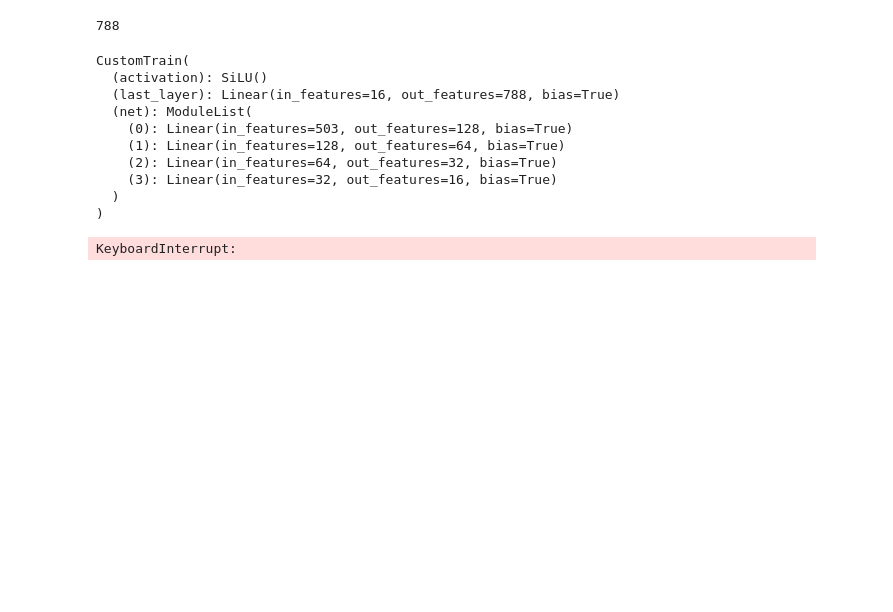
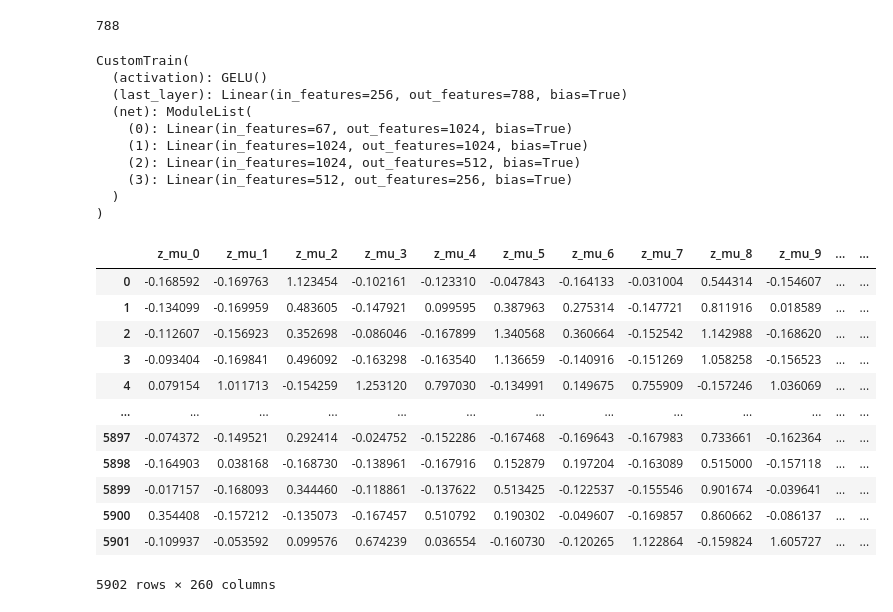
Before and after one commit to Abdigal1/belugas_classification, a Jupyter notebook: notebooks/load_meta2model2.ipynb, the cells around one changed output. Saved outputs shown, nothing was run; the diff lists cells and outputs as text; code cells hidden in the pictures; blank space fills up the shorter version.

```diff
--- a/notebooks/load_meta2model2.ipynb
+++ b/notebooks/load_meta2model2.ipynb
@@ -266,20 +267,38 @@ def train(data, model, ep = 120, save=False, prefix=None):
     return idx_result
 # %%
 
-model = CustomTrain(503, 788, [128, 64, 32, 16], nn.SiLU(), batch_norm=False)
-model
+model = CustomTrain(67, 788, [1024, 1024, 512, 256], nn.GELU(), batch_norm=False)
+model.to(device)
 # %% [output]
 CustomTrain(
-  (activation): SiLU()
-  (last_layer): Linear(in_features=16, out_features=788, bias=True)
+  (activation): GELU()
+  (last_layer): Linear(in_features=256, out_features=788, bias=True)
   (net): ModuleList(
-    (0): Linear(in_features=503, out_features=128, bias=True)
-    (1): Linear(in_features=128, out_features=64, bias=True)
-    (2): Linear(in_features=64, out_features=32, bias=True)
-    (3): Linear(in_features=32, out_features=16, bias=True)
+    (0): Linear(in_features=67, out_features=1024, bias=True)
+    (1): Linear(in_features=1024, out_features=1024, bias=True)
+    (2): Linear(in_features=1024, out_features=512, bias=True)
+    (3): Linear(in_features=512, out_features=256, bias=True)
   )
 )
 # %%
-eo = train(a, model, ep=200)
+eo = train(a, model, ep=200, save=True, prefix="met_1")
-# %% [output]
-KeyboardInterrupt:
+# %%
+MP = os.path.join(os.pardir, 'metadata_50')
+# %%
+a = load_meta(MP)
+# %%
+a
+# %% [output]
+|  | z_mu_0 | z_mu_1 | z_mu_2 | z_mu_3 | z_mu_4 | z_mu_5 | z_mu_6 | z_mu_7 | z_mu_8 | z_mu_9 | ... | ... |
+| 0 | -0.168592 | -0.169763 | 1.123454 | -0.102161 | -0.123310 | -0.047843 | -0.164133 | -0.031004 | 0.544314 | -0.154607 | ... | ... |
+| 1 | -0.134099 | -0.169959 | 0.483605 | -0.147921 | 0.099595 | 0.387963 | 0.275314 | -0.147721 | 0.811916 | 0.018589 | ... | ... |
+| 2 | -0.112607 | -0.156923 | 0.352698 | -0.086046 | -0.167899 | 1.340568 | 0.360664 | -0.152542 | 1.142988 | -0.168620 | ... | ... |
+| 3 | -0.093404 | -0.169841 | 0.496092 | -0.163298 | -0.163540 | 1.136659 | -0.140916 | -0.151269 | 1.058258 | -0.156523 | ... | ... |
+| 4 | 0.079154 | 1.011713 | -0.154259 | 1.253120 | 0.797030 | -0.134991 | 0.149675 | 0.755909 | -0.157246 | 1.036069 | ... | ... |
+| ... | ... | ... | ... | ... | ... | ... | ... | ... | ... | ... | ... | ... |
+| 5897 | -0.074372 | -0.149521 | 0.292414 | -0.024752 | -0.152286 | -0.167468 | -0.169643 | -0.167983 | 0.733661 | -0.162364 | ... | ... |
+| 5898 | -0.164903 | 0.038168 | -0.168730 | -0.138961 | -0.167916 | 0.152879 | 0.197204 | -0.163089 | 0.515000 | -0.157118 | ... | ... |
+| 5899 | -0.017157 | -0.168093 | 0.344460 | -0.118861 | -0.137622 | 0.513425 | -0.122537 | -0.155546 | 0.901674 | -0.039641 | ... | ... |
+| 5900 | 0.354408 | -0.157212 | -0.135073 | -0.167457 | 0.510792 | 0.190302 | -0.049607 | -0.169857 | 0.860662 | -0.086137 | ... | ... |
+| 5901 | -0.109937 | -0.053592 | 0.099576 | 0.674239 | 0.036554 | -0.160730 | -0.120265 | 1.122864 | -0.159824 | 1.605727 | ... | ... |
+5902 rows × 260 columns
```
Also changed, not shown: parts of 7 cells of this notebook, 2 other files.
